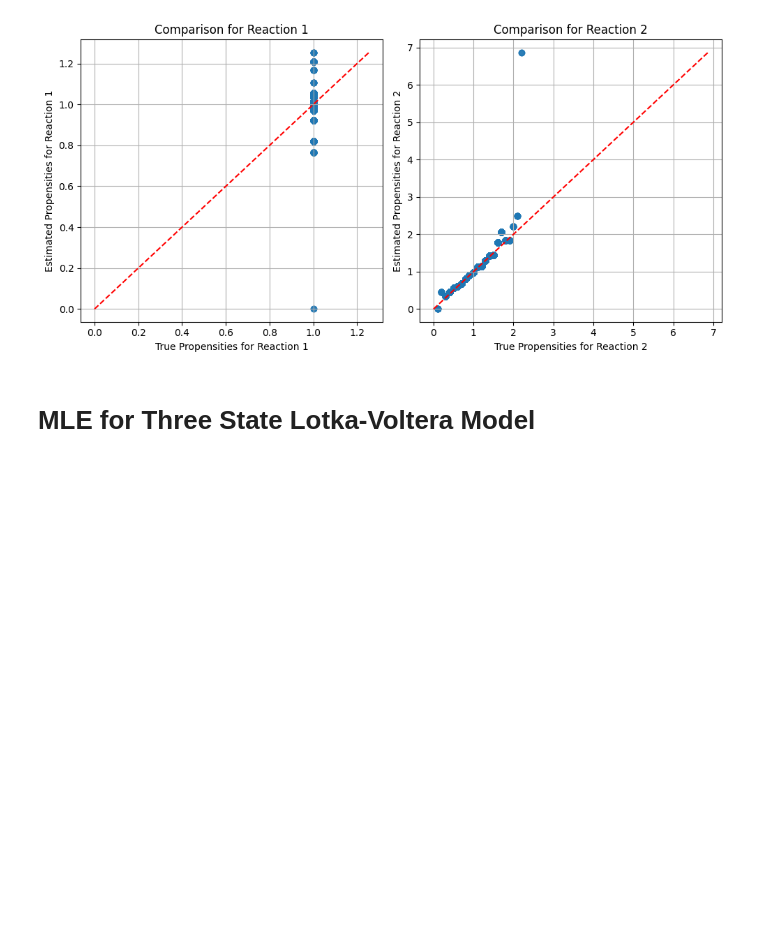
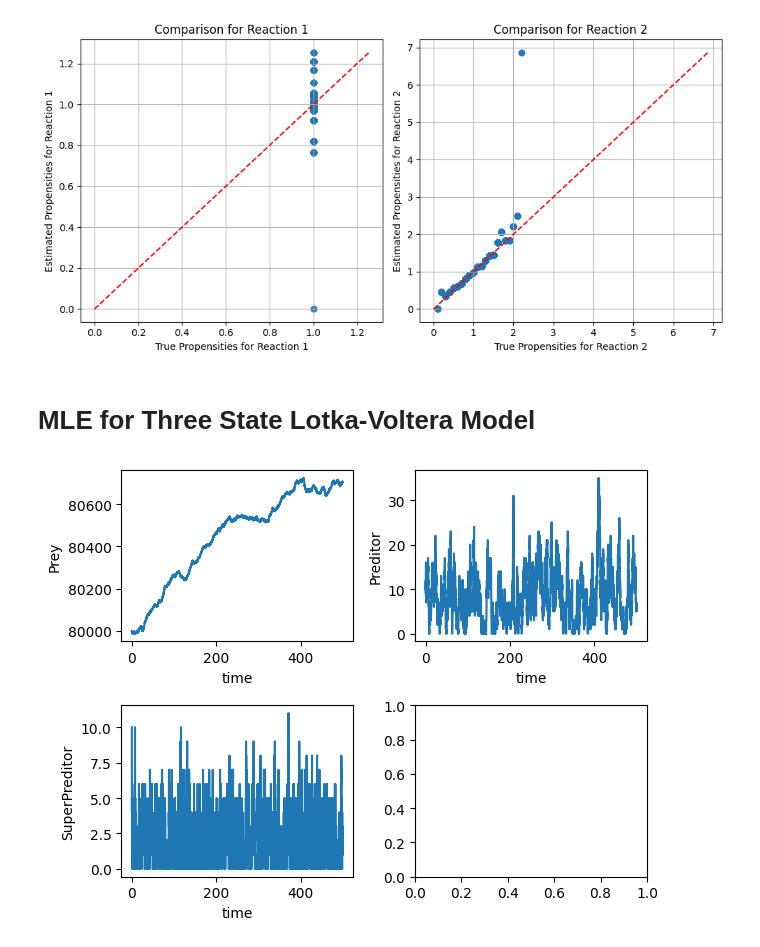
Before and after one commit to Mijan/NN-CTMC, a Jupyter notebook: Jupyter_notebooks/MLE.ipynb, the cells around one changed output. Saved outputs shown, nothing was run; the diff lists cells and outputs as text; code cells hidden in the pictures; blank space fills up the shorter version.

```diff
--- a/Jupyter_notebooks/MLE.ipynb
+++ b/Jupyter_notebooks/MLE.ipynb
@@ -39 +39,6 @@ y, t = simulator_LV.run_ssa(np.array([80000, 10, 10]), 500, parameters)
+# %%
+plotter = SysPlotter()
+fig = plotter.plotSystem(y, t, model_lv)
+# %% [output]
+[figure, added]
 # %%
```
Also changed, not shown: parts of 2 cells of this notebook.
